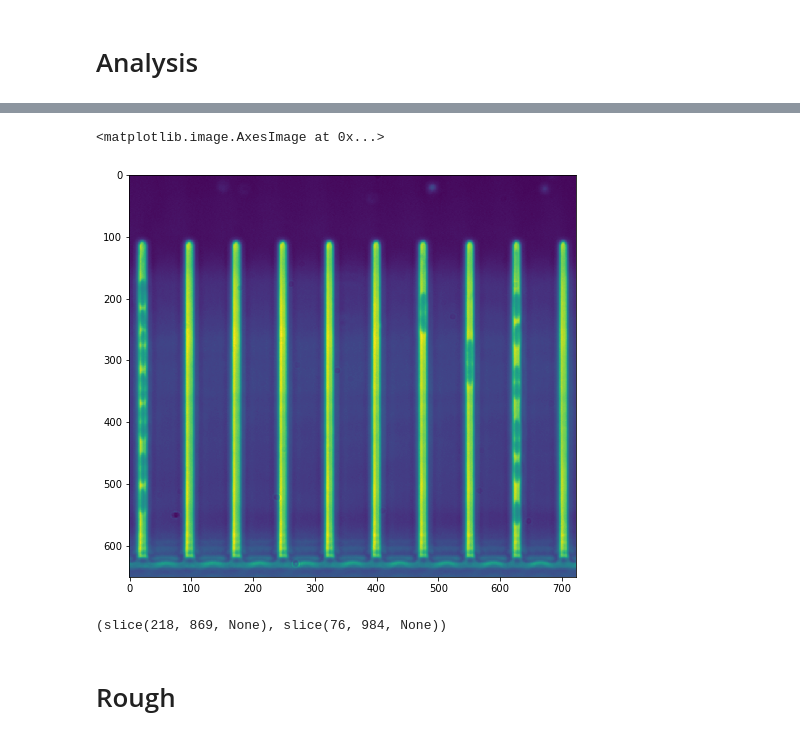
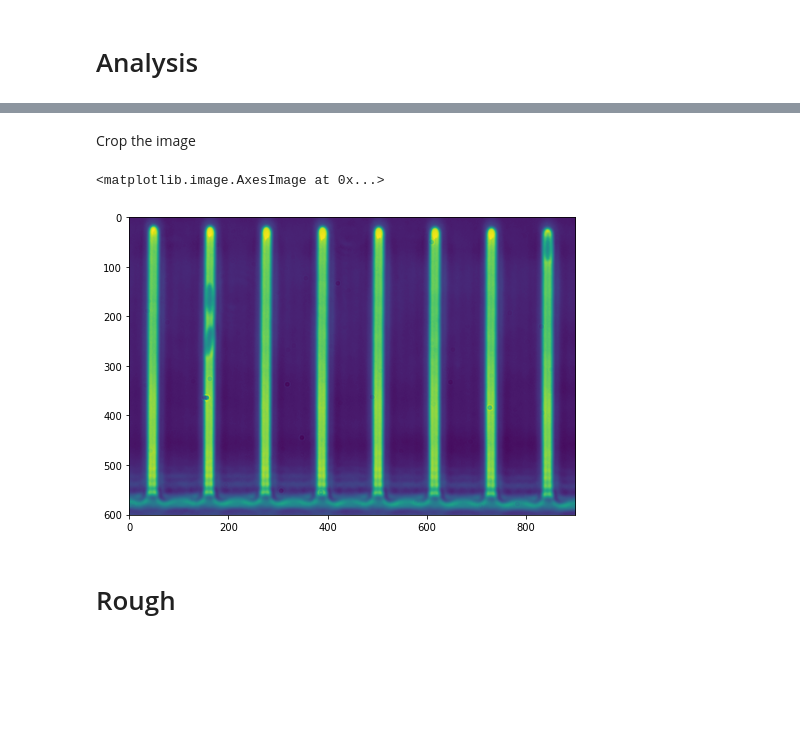
Before and after one commit to ShaswataRoy/Mother-Machine, a Jupyter notebook: Mother Machine.ipynb, the cells around one changed output, grey strips where cells are left out. Cells and saved outputs as stored; diff of their text form; code cells hidden in the pictures; blank space fills up the shorter version.

```diff
--- a/Mother Machine.ipynb
+++ b/Mother Machine.ipynb
@@ -66,11 +66,6 @@ def AutoCrop(image):
 # %%
 def rotatedRectWithMaxArea(w, h, angle):
 
-    """
-    Given a rectangle of size wxh that has been rotated by 'angle' (in
-    radians), computes the width and height of the largest possible
-    axis-aligned rectangle (maximal area) within the rotated rectangle.
-    """
     if w <= 0 or h <= 0:
         return 0,0
 
@@ -94,9 +91,5 @@ def rotatedRectWithMaxArea(w, h, angle):
 # %%
 def crop_around_center(image,angle):
-    """
-    Given a NumPy / OpenCV 2 image, crops it to the given width and height,
-    around it's centre point
-    """
 
     angle = angle*np.pi/180
     initial_width,initial_height = image.shape
@@ -135,5 +128,5 @@ def crop_around_center(image,angle):
 
     y1_new = np.max([np.where(np.mean(binary_global,1)>0)[0][0]-15,0])
     y2_new = np.min([np.where(np.mean(binary_global,1)>0)[0][-1]+15,y2])
-    #x1,x2 = np.where(binary_global<0.1)[0][0],np.where(binary_global<0.1)[0][-1]
+    x1,x1_new,x2_new,y1,y1_new,y2_new = np.array([x1,x1_new,x2_new,y1,y1_new,y2_new],int)
     return image_rc[y1_new:y2_new, x1_new:x2_new],(slice(y1+y1_new,y1+y2_new),slice(x1+x1_new,x1+x2_new))
@@ -210,0 +197,3 @@ plt.imshow(AutoDetect(image,1)[0])
+# %%
+image_file = 'data/Frame 00000.tif'
+imPIL = Image.open(image_file)
@@ -210,0 +208,4 @@ plt.imshow(AutoDetect(image,1)[0])
+# %%
+rot90 = 1
+image_rotated = rotate(image,AutoRotate(image)+90*rot90)
+plt.imshow(image_rotated)
@@ -211,12 +215,10 @@ plt.imshow(AutoDetect(image,1)[0])
+# %% [markdown]
+Crop the image
 # %%
-plt.imshow(AutoDetect(image,1)[0][:,85:808])
+plt.imshow(AutoDetect(image,rot90)[0])
 # %% [output]
 <matplotlib.image.AxesImage at 0x...>
-[figure, old version]
+[figure, new version]
-# %%
-AutoDetect(image,1)[1]
-# %% [output]
-(slice(218, 869, None), slice(76, 984, None))
 # %% [markdown]
 # Rough
 # %%
```
Also changed, not shown: parts of 11 cells of this notebook.
